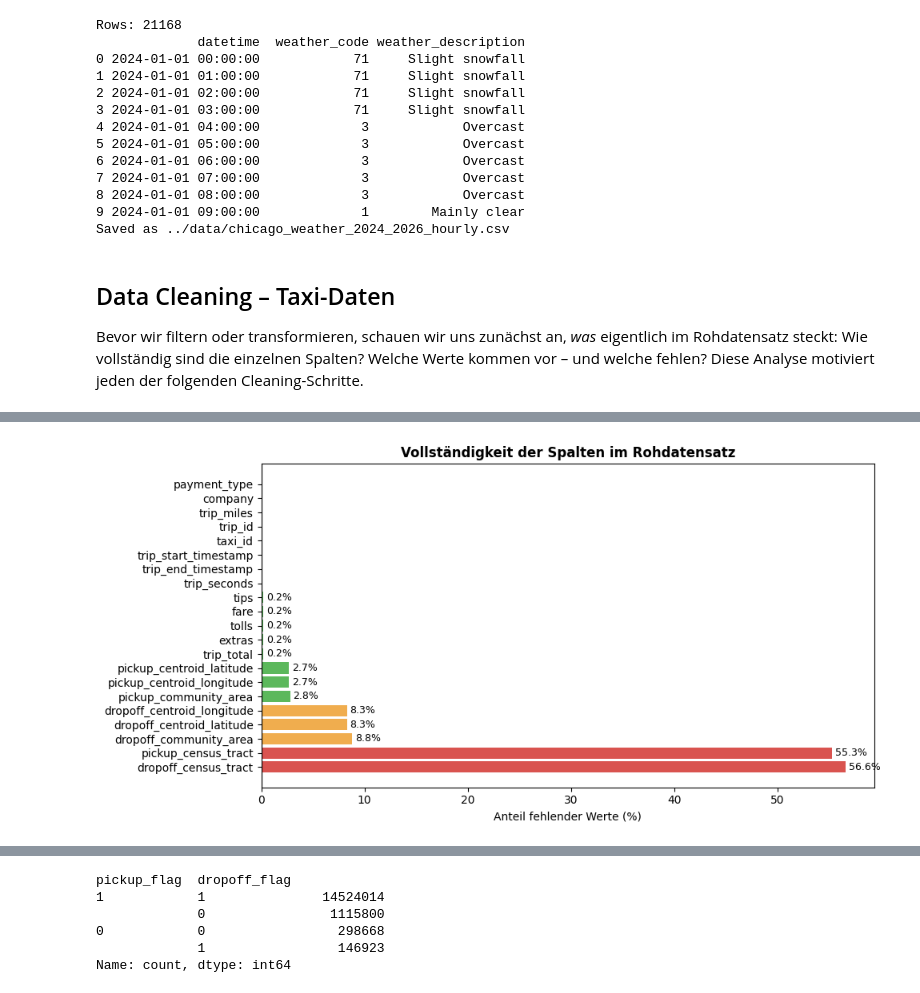
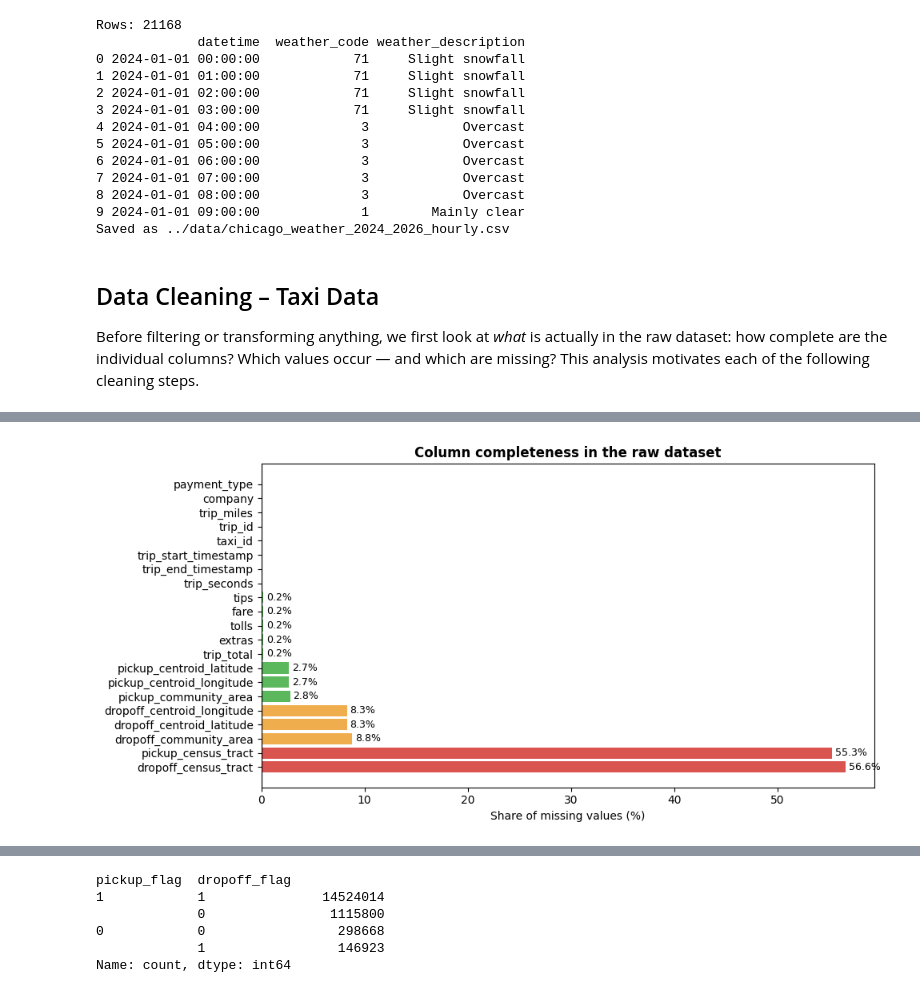
Before and after one commit to nbringew/AAA_Team_1, a Jupyter notebook: notebooks/00_data_loading.ipynb, the cells around one changed output, grey strips where cells are left out. Cells and saved outputs as stored; diff of their text form; code cells hidden in the pictures.

```diff
--- a/notebooks/00_data_loading.ipynb
+++ b/notebooks/00_data_loading.ipynb
@@ -285,9 +285,9 @@ Rows: 21168
 9 2024-01-01 09:00:00             1        Mainly clear
 Saved as ../data/chicago_weather_2024_2026_hourly.csv
 # %% [markdown]
-## Data Cleaning – Taxi-Daten
+## Data Cleaning – Taxi Data
 
-Bevor wir filtern oder transformieren, schauen wir uns zunächst an, *was* eigentlich im Rohdatensatz steckt: Wie vollständig sind die einzelnen Spalten? Welche Werte kommen vor – und welche fehlen? Diese Analyse motiviert jeden der folgenden Cleaning-Schritte.
+Before filtering or transforming anything, we first look at *what* is actually in the raw dataset: how complete are the individual columns? Which values occur — and which are missing? This analysis motivates each of the following cleaning steps.
 # %%
 import os
 import pandas as pd
@@ -301,16 +301,16 @@ CSV_PATHS = [
 ]
 OUT_PARQUET = '../data/chicago_taxi_2024_2026_clean.parquet'
 
-# Datenstand: das Portal enthält Daten ab 2024-01-01; ab Juni 2026 sind die
-# Trips noch unvollständig (Reporting-Lag) → hartes Enddatum 2026-06-01 (exkl.).
+# Data cutoff: the portal contains data from 2024-01-01 onward; from June 2026
+# the trips are still incomplete (reporting lag) → hard end date 2026-06-01 (excl.).
 DATA_START    = pd.Timestamp('2024-01-01')
 DATA_END_EXCL = pd.Timestamp('2026-06-01')
 
-# taxi_id ist ein 128-Zeichen-Hex-Hash, trip_id ein 40-Zeichen-Hash – über die
-# ~17 Mio. Zeilen aller drei Jahre ist das mit dem pandas-Default (object)
-# mehrere GB allein für diese zwei Spalten. taxi_id wiederholt sich pro Taxi
-# tausendfach → category spart hier am meisten. Money-/Distanz-Spalten brauchen
-# keine float64-Präzision, float32 genügt und halbiert deren Speicherbedarf.
+# taxi_id is a 128-character hex hash, trip_id a 40-character hash – across the
+# ~17 million rows of all three years, that's several GB with pandas' default
+# (object) dtype for just these two columns. taxi_id repeats thousands of times
+# per taxi → category saves the most here. Money/distance columns don't need
+# float64 precision, float32 is enough and halves their memory footprint.
 DTYPES = {
     'taxi_id':                    'category',
     'payment_type':                'category',
@@ -332,16 +332,15 @@ DTYPES = {
     'dropoff_centroid_longitude':  'float32',
 }
 
-# ── Laden ─────────────────────────────────────────────────────────────────────
-# Jede Datei wird einzeln geladen, per dtype-Vorgabe direkt verschlankt und auf
-# den Datumsbereich gefiltert, bevor sie zur nächsten dazukommt. So müssen nie
-# alle drei Rohdateien gleichzeitig unkomprimiert im Speicher liegen – bei
-# begrenztem RAM sonst ein Risiko für Swapping/Hängenbleiben.
-# trip_start/end_timestamp bewusst NICHT über read_csv(parse_dates=...) parsen:
-# einzelne Zeilen enthalten nur ein Datum ohne Uhrzeit (z. B. "2026-03-26"),
-# was den read_csv-Parser dazu bringt, die gesamte Spalte auf object
-# zurückfallen zu lassen. pd.to_datetime(..., errors='coerce') danach
-# handhabt diesen Formatmix zuverlässig.
+# ── Loading ──────────────────────────────────────────────────────────────────────────────────────────────
+# Each file is loaded individually, immediately slimmed down via the dtype spec,
+# and filtered to the date range before the next one is added. This way, all
+# three raw files never have to sit uncompressed in memory at the same time –
+# with limited RAM that would otherwise risk swapping/hanging.
+# trip_start/end_timestamp are deliberately NOT parsed via read_csv(parse_dates=...):
+# a few rows contain only a date without a time (e.g. "2026-03-26"), which makes
+# the read_csv parser fall back to object dtype for the whole column.
+# pd.to_datetime(..., errors='coerce') afterward handles this format mix reliably.
 parts = []
 for p in CSV_PATHS:
     part = pd.read_csv(p, dtype=DTYPES, low_memory=False)
@@ -354,34 +353,34 @@ for p in CSV_PATHS:
 df = pd.concat(parts, ignore_index=True)
 del parts
 
-# Rohdatensatz-Größe merken – wird unten für die dynamische Zusammenfassung gebraucht,
-# damit die Zahlen nie wieder von der tatsächlichen Pipeline abweichen können.
+# Remember the raw dataset size – needed below for the dynamic summary, so the
+# numbers can never again drift from what the pipeline actually does.
 raw_rows, raw_cols = df.shape
 cleaning_log = []
 
-print(f"Rohdatensatz: {len(df):,} Zeilen × {df.shape[1]} Spalten "
-      f"({df['trip_start_timestamp'].min():%Y-%m-%d} bis {df['trip_start_timestamp'].max():%Y-%m-%d})\n")
+print(f"Raw dataset: {len(df):,} rows × {df.shape[1]} columns "
+      f"({df['trip_start_timestamp'].min():%Y-%m-%d} to {df['trip_start_timestamp'].max():%Y-%m-%d})\n")
 
-# ── Null-Werte pro Spalte ─────────────────────────────────────────────────────
+# ── Null values per column ────────────────────────────────────────────────────
 null_counts = df.isnull().sum()
 null_pcts   = (df.isnull().mean() * 100).round(1)
 
 overview = pd.DataFrame({
-    'Null-Werte':  null_counts,
-    'Anteil (%)':  null_pcts,
-    'Gefüllt (%)': (100 - null_pcts),
-}).sort_values('Anteil (%)', ascending=False)
+    'Null Count':  null_counts,
+    'Share (%)':   null_pcts,
+    'Filled (%)':  (100 - null_pcts),
+}).sort_values('Share (%)', ascending=False)
 
 print(overview.to_string())
 
-# Visualisierung
+# Visualization
 fig, ax = plt.subplots(figsize=(10, 5))
-colors = ['#d9534f' if p > 30 else '#f0ad4e' if p > 5 else '#5cb85c' for p in overview['Anteil (%)']]
-bars = ax.barh(overview.index, overview['Anteil (%)'], color=colors)
-ax.set_xlabel('Anteil fehlender Werte (%)')
-ax.set_title('Vollständigkeit der Spalten im Rohdatensatz', fontweight='bold')
+colors = ['#d9534f' if p > 30 else '#f0ad4e' if p > 5 else '#5cb85c' for p in overview['Share (%)']]
+bars = ax.barh(overview.index, overview['Share (%)'], color=colors)
+ax.set_xlabel('Share of missing values (%)')
+ax.set_title('Column completeness in the raw dataset', fontweight='bold')
 ax.axvline(0, color='black', linewidth=0.8)
-for bar, val in zip(bars, overview['Anteil (%)']):
+for bar, val in zip(bars, overview['Share (%)']):
     if val > 0:
         ax.text(val + 0.3, bar.get_y() + bar.get_height()/2, f'{val:.1f}%', va='center', fontsize=9)
 plt.tight_layout()
@@ -407,2 +406,2 @@ payment_type                         0         0.0        100.0
-[figure, old version]
+[figure, new version]
 # %% [markdown]
```
Also changed, not shown: parts of 31 cells of this notebook.
